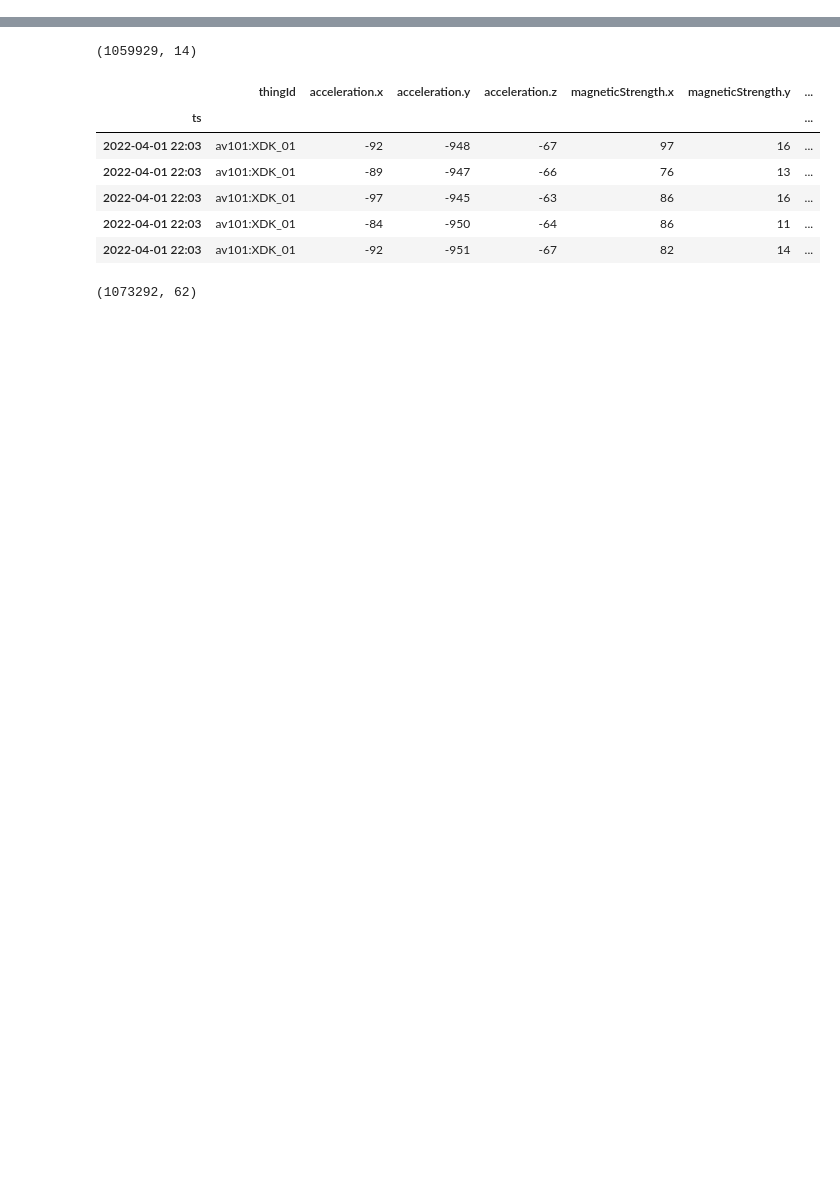
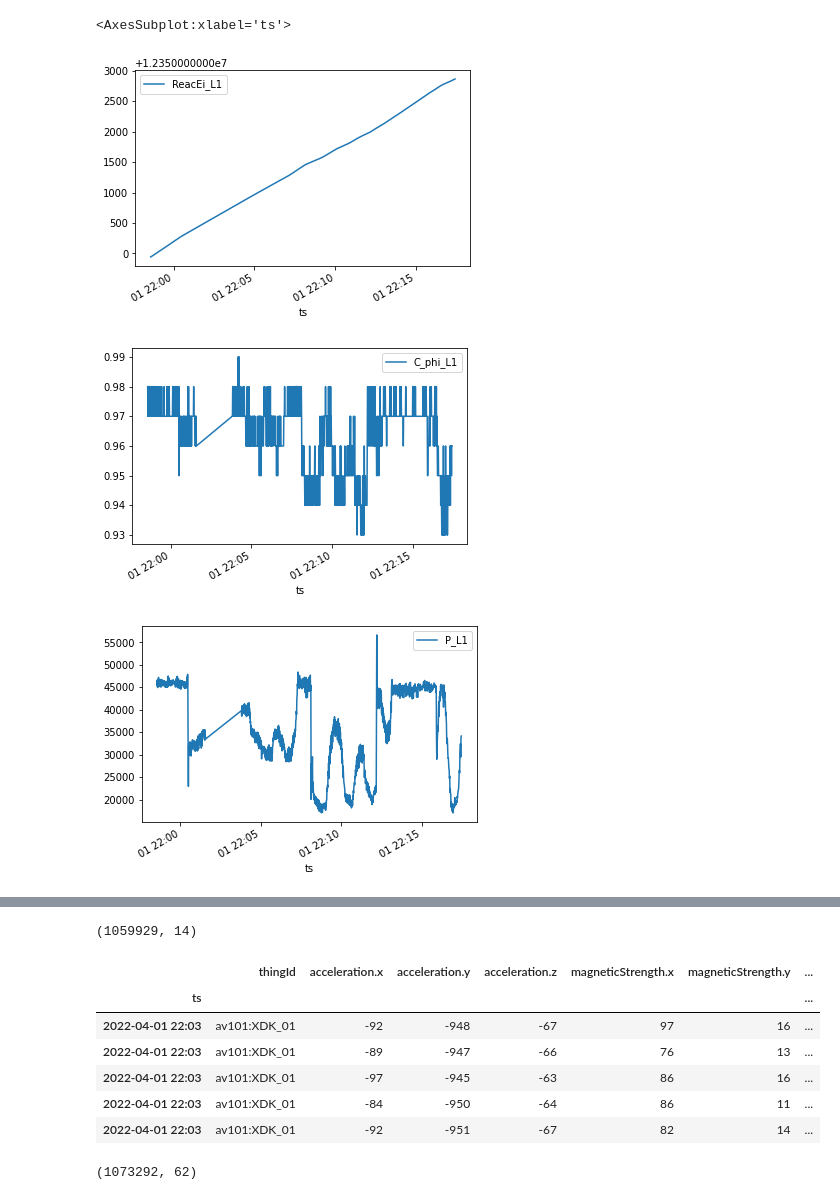
Before and after one commit to PedroOliveiraPT/Electricity-Forecasting, a Jupyter notebook: Second Data.ipynb, the cells around one changed output, grey strips where cells are left out. Saved outputs shown, nothing was run; the diff lists cells and outputs as text; code cells hidden in the pictures; blank space fills up the shorter version.

```diff
--- a/Second Data.ipynb
+++ b/Second Data.ipynb
@@ -3,3 +3,9 @@ import pandas as pd
 import numpy as np
 import matplotlib.pyplot as plt
 %matplotlib inline
+# %%
+df2 = pd.read_csv("data/mongo_av101_data.csv", index_col='ts')
+df2 = df2.drop('Unnamed: 0', 1)
+df2.index = pd.to_datetime(df2.index)
+print(df2.shape)
+df2.head()
@@ -5,0 +22,8 @@ import matplotlib.pyplot as plt
+# %%
+def unique_cols(df):
+    a = df.to_numpy() # df.values (pandas<0.24)
+    return (a[0] == a).all(0)
+
+df2 = df2.loc[:,np.invert(unique_cols(df2))]
+print(df2.shape)
+df2.tail()
@@ -5,0 +40,9 @@ import matplotlib.pyplot as plt
+# %%
+df2.head(1000).plot(y="ReacEi_L1")
+df2.head(1000).plot(y="C_phi_L1")
+df2.head(1000).plot(y="P_L1")
+# %% [output]
+<AxesSubplot:xlabel='ts'>
+[figure, added]
+[figure, added]
+[figure, added]
```
Also changed, not shown: parts of 14 cells of this notebook, 1 other file.
